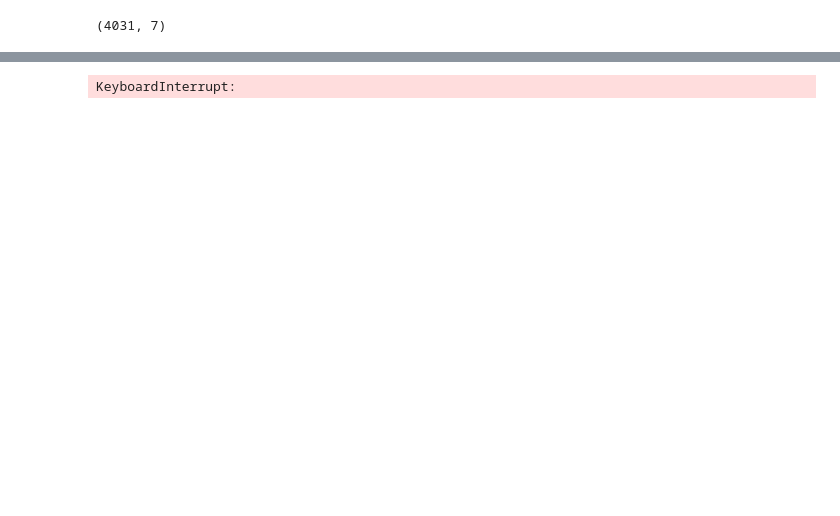
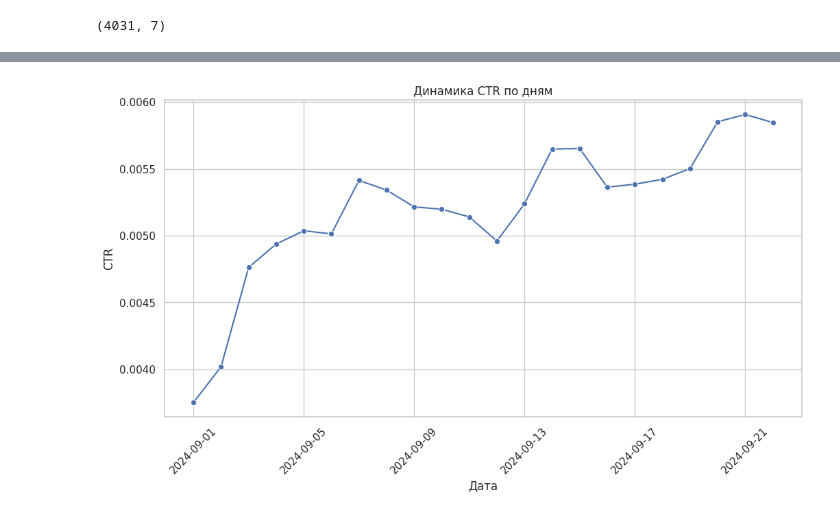
Before and after one commit to RomanOdobesku/ml_system_design_itmo, a Jupyter notebook: notebooks/eda.ipynb, the cells around one changed output, grey strips where cells are left out. Cells and saved outputs as stored; diff of their text form; code cells hidden in the pictures; blank space fills up the shorter version.

```diff
--- a/notebooks/eda.ipynb
+++ b/notebooks/eda.ipynb
@@ -3,3 +5,6 @@ import pandas as pd
 import matplotlib.pyplot as plt
 import seaborn as sns
 from sklearn.model_selection import train_test_split
+import numpy as np
+
+sns.set(style="whitegrid")
@@ -37,0 +185,36 @@ location_ids: id локации, на которую рекламная комп
+# %%
+def reduce_mem_usage(df):
+    """
+    Уменьшает размер датафрейма за счёт оптимизации типов для int и float столбцов
+    :param df: входной датафрейм
+    :return df: оптимизированный датафрейм
+    """
+    for col in df.columns:
+        col_type = df[col].dtype.name
+
+        if col_type not in ['object', 'category', 'datetime64[ns, UTC]', 'datetime64[ns]', 'bool']:
+            c_min = df[col].min()
+            c_max = df[col].max()
+            if str(col_type)[:3] == 'int':
+                if c_min > np.iinfo(np.int8).min and c_max < np.iinfo(np.int8).max:
+                    df[col] = df[col].astype(np.int8)
+                elif c_min > np.iinfo(np.int16).min and c_max < np.iinfo(np.int16).max:
+                    df[col] = df[col].astype(np.int16)
+                elif c_min > np.iinfo(np.int32).min and c_max < np.iinfo(np.int32).max:
+                    df[col] = df[col].astype(np.int32)
+                elif c_min > np.iinfo(np.int64).min and c_max < np.iinfo(np.int64).max:
+                    df[col] = df[col].astype(np.int64)
+            else:
+                if c_min > np.finfo(np.float16).min and c_max < np.finfo(np.float16).max:
+                    df[col] = df[col].astype(np.float16)
+                elif c_min > np.finfo(np.float32).min and c_max < np.finfo(np.float32).max:
+                    df[col] = df[col].astype(np.float32)
+                else:
+                    df[col] = df[col].astype(np.float64)
+
+    return df
+# %%
+train = reduce_mem_usage(train)
+test = reduce_mem_usage(test)
+campaigns = reduce_mem_usage(campaigns)
+categories = reduce_mem_usage(categories)
@@ -147,17 +305,19 @@ KeyboardInterrupt:
 # %%
 # Конвертируем даты
 train['event_date'] = pd.to_datetime(train['event_date'])
 campaigns['start_date'] = pd.to_datetime(campaigns['start_date'])
 campaigns['end_date'] = pd.to_datetime(campaigns['end_date'])
 
 # Анализ по дням
-daily_clicks = train.groupby('event_date')['target'].agg(['count', 'mean'])
+daily_clicks = train.groupby('event_date')['target'].agg(['count', 'mean']).reset_index()
+
+# Визуализация с помощью Seaborn
 plt.figure(figsize=(12, 6))
-plt.plot(daily_clicks.index, daily_clicks['mean'])
+sns.lineplot(data=daily_clicks, x='event_date', y='mean', marker='o')
 plt.title('Динамика CTR по дням')
 plt.xlabel('Дата')
 plt.ylabel('CTR')
 plt.xticks(rotation=45)
 plt.show()
 # %% [output]
-KeyboardInterrupt:
+[figure, added]
```
Also changed, not shown: parts of 68 cells of this notebook, 2 other files.
